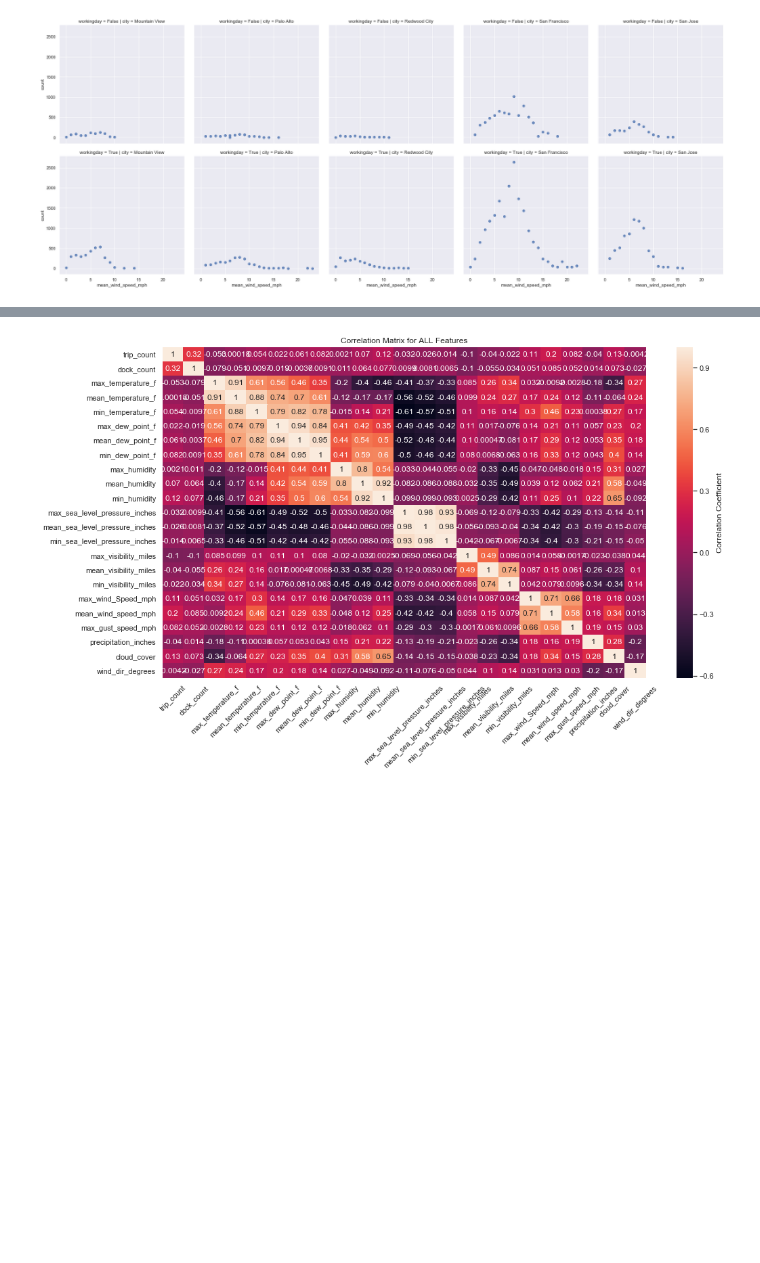
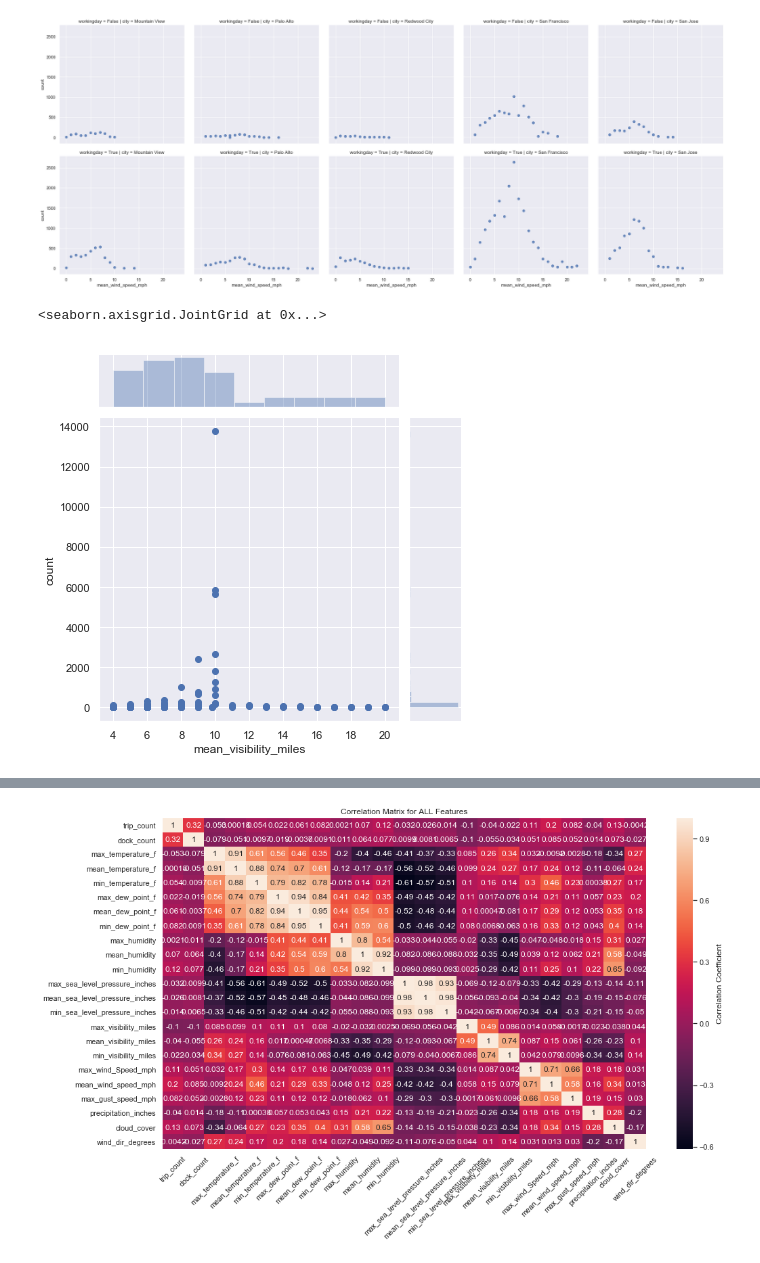
Before and after one commit to ruicao87/Springboard-Capstone-Project-2, a Jupyter notebook: capstone project 2.ipynb, the cells around one changed output, grey strips where cells are left out. Cells and saved outputs as stored; diff of their text form; code cells hidden in the pictures; blank space fills up the shorter version.

```diff
--- a/capstone project 2.ipynb
+++ b/capstone project 2.ipynb
@@ -747,3 +768,11 @@ sns.lmplot('mean_wind_speed_mph','count',row='workingday',col='city',data=wind_c
 # %% [output]
 <seaborn.axisgrid.FacetGrid at 0x...>
 [figure]
+# %%
+# how visibility affect trip counts
+wind_count = df.groupby(['mean_visibility_miles','city','workingday']).size().to_frame('count').reset_index()
+# %%
+sns.jointplot('mean_visibility_miles','count',data=wind_count)
+# %% [output]
+<seaborn.axisgrid.JointGrid at 0x...>
+[figure, added]
```
Also changed, not shown: parts of 16 cells of this notebook.
